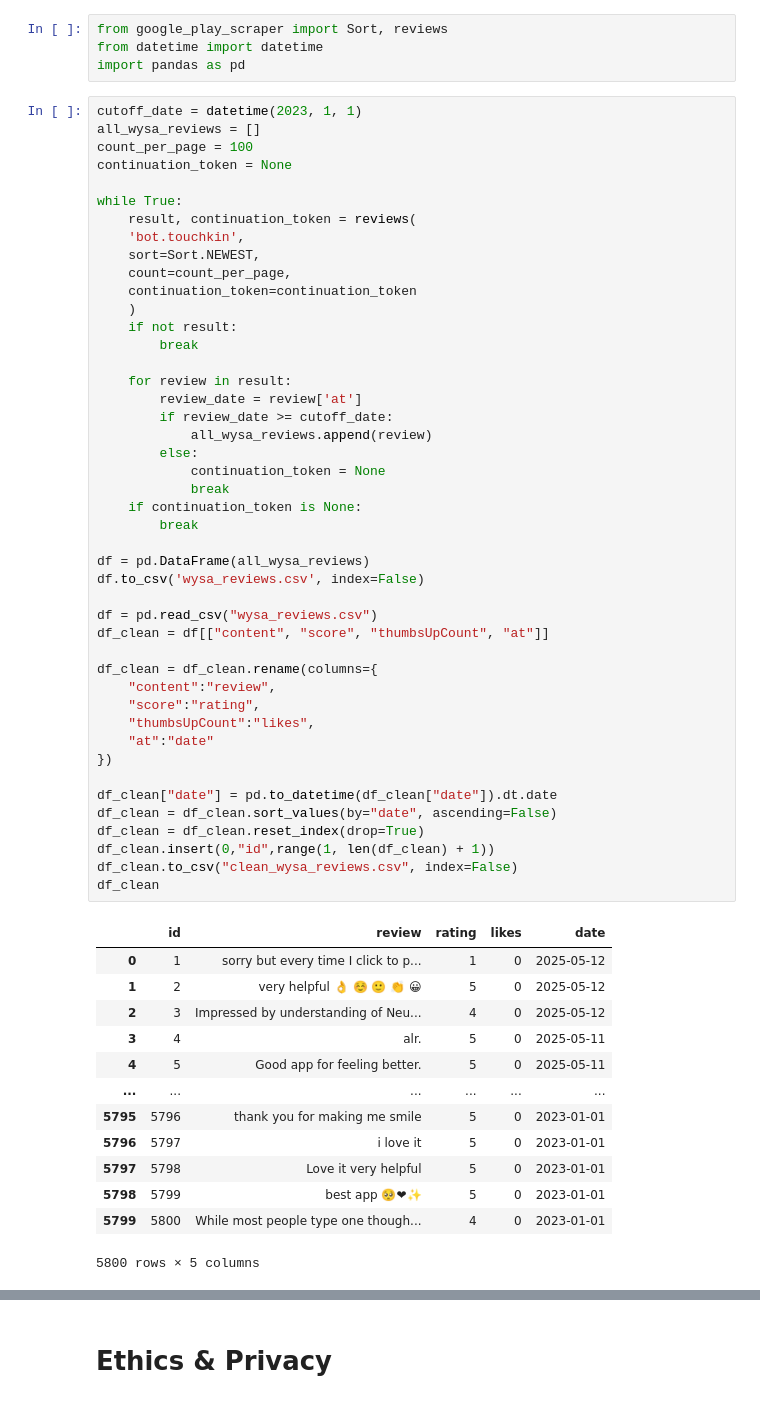
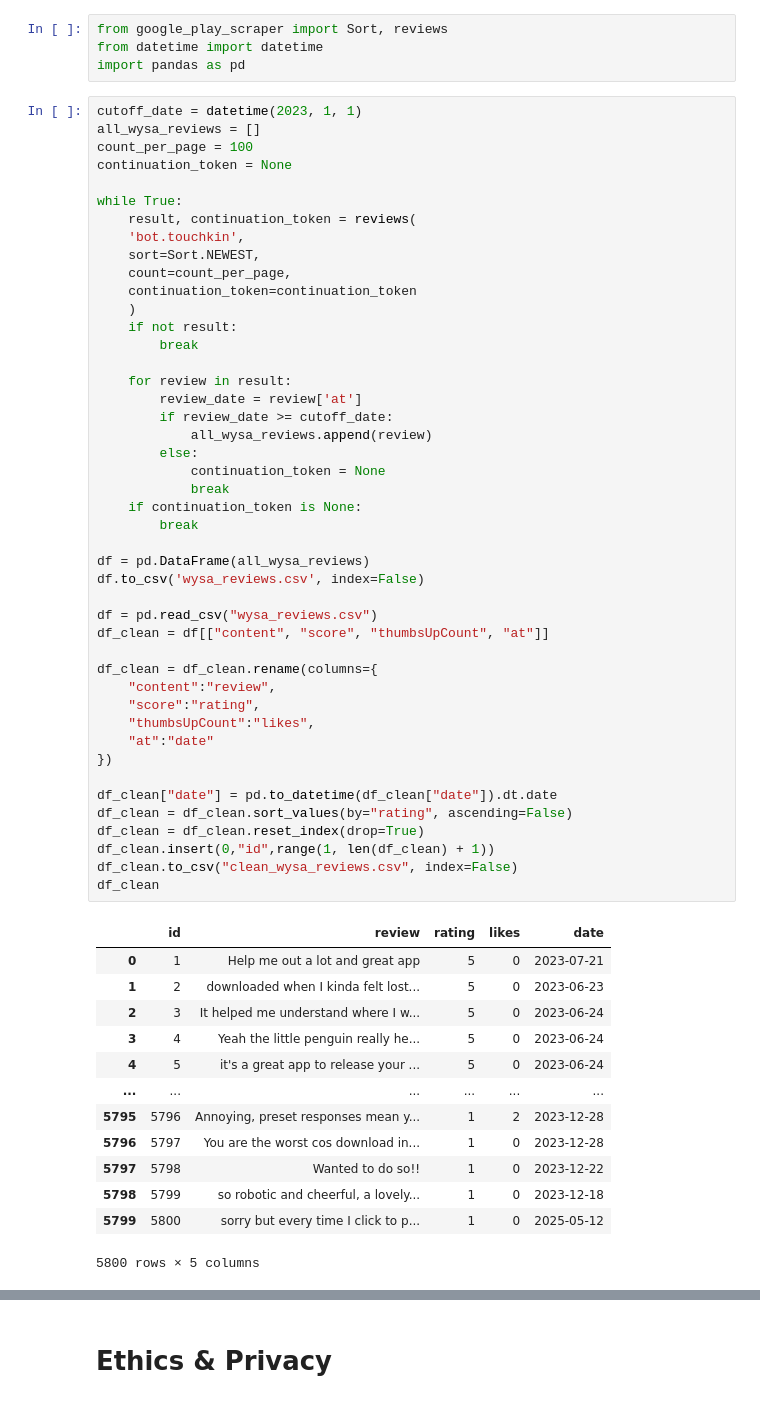
Before and after one commit to avalonandresen/cogs108, a Jupyter notebook: DataCheckpoint_Group018_SP25.ipynb, the cells around one changed output, grey strips where cells are left out. Cells and saved outputs as stored; diff of their text form.

```diff
--- a/DataCheckpoint_Group018_SP25.ipynb
+++ b/DataCheckpoint_Group018_SP25.ipynb
@@ -150,43 +142,43 @@ while True:
     for review in result:
         review_date = review['at']
         if review_date >= cutoff_date:
             all_wysa_reviews.append(review)
         else:
             continuation_token = None
             break
     if continuation_token is None:
         break
 
 df = pd.DataFrame(all_wysa_reviews)
 df.to_csv('wysa_reviews.csv', index=False)
 
 df = pd.read_csv("wysa_reviews.csv")
 df_clean = df[["content", "score", "thumbsUpCount", "at"]]
 
 df_clean = df_clean.rename(columns={
     "content":"review",
     "score":"rating",
     "thumbsUpCount":"likes",
     "at":"date"
 })
 
 df_clean["date"] = pd.to_datetime(df_clean["date"]).dt.date
-df_clean = df_clean.sort_values(by="date", ascending=False)
+df_clean = df_clean.sort_values(by="rating", ascending=False)
 df_clean = df_clean.reset_index(drop=True)
 df_clean.insert(0,"id",range(1, len(df_clean) + 1))
 df_clean.to_csv("clean_wysa_reviews.csv", index=False)
 df_clean
 # %% [output]
 |  | id | review | rating | likes | date |
-| 0 | 1 | sorry but every time I click to p... | 1 | 0 | 2025-05-12 |
-| 1 | 2 | very helpful 👌 ☺️ 🙂 👏 😀 | 5 | 0 | 2025-05-12 |
-| 2 | 3 | Impressed by understanding of Neu... | 4 | 0 | 2025-05-12 |
-| 3 | 4 | alr. | 5 | 0 | 2025-05-11 |
-| 4 | 5 | Good app for feeling better. | 5 | 0 | 2025-05-11 |
+| 0 | 1 | Help me out a lot and great app | 5 | 0 | 2023-07-21 |
+| 1 | 2 | downloaded when I kinda felt lost... | 5 | 0 | 2023-06-23 |
+| 2 | 3 | It helped me understand where I w... | 5 | 0 | 2023-06-24 |
+| 3 | 4 | Yeah the little penguin really he... | 5 | 0 | 2023-06-24 |
+| 4 | 5 | it's a great app to release your ... | 5 | 0 | 2023-06-24 |
 | ... | ... | ... | ... | ... | ... |
-| 5795 | 5796 | thank you for making me smile | 5 | 0 | 2023-01-01 |
-| 5796 | 5797 | i love it | 5 | 0 | 2023-01-01 |
-| 5797 | 5798 | Love it very helpful | 5 | 0 | 2023-01-01 |
-| 5798 | 5799 | best app 🥺❤✨ | 5 | 0 | 2023-01-01 |
-| 5799 | 5800 | While most people type one though... | 4 | 0 | 2023-01-01 |
+| 5795 | 5796 | Annoying, preset responses mean y... | 1 | 2 | 2023-12-28 |
+| 5796 | 5797 | You are the worst cos download in... | 1 | 0 | 2023-12-28 |
+| 5797 | 5798 | Wanted to do so!! | 1 | 0 | 2023-12-22 |
+| 5798 | 5799 | so robotic and cheerful, a lovely... | 1 | 0 | 2023-12-18 |
+| 5799 | 5800 | sorry but every time I click to p... | 1 | 0 | 2025-05-12 |
 5800 rows × 5 columns
```
Also changed, not shown: parts of 10 cells of this notebook, 6 other files.
